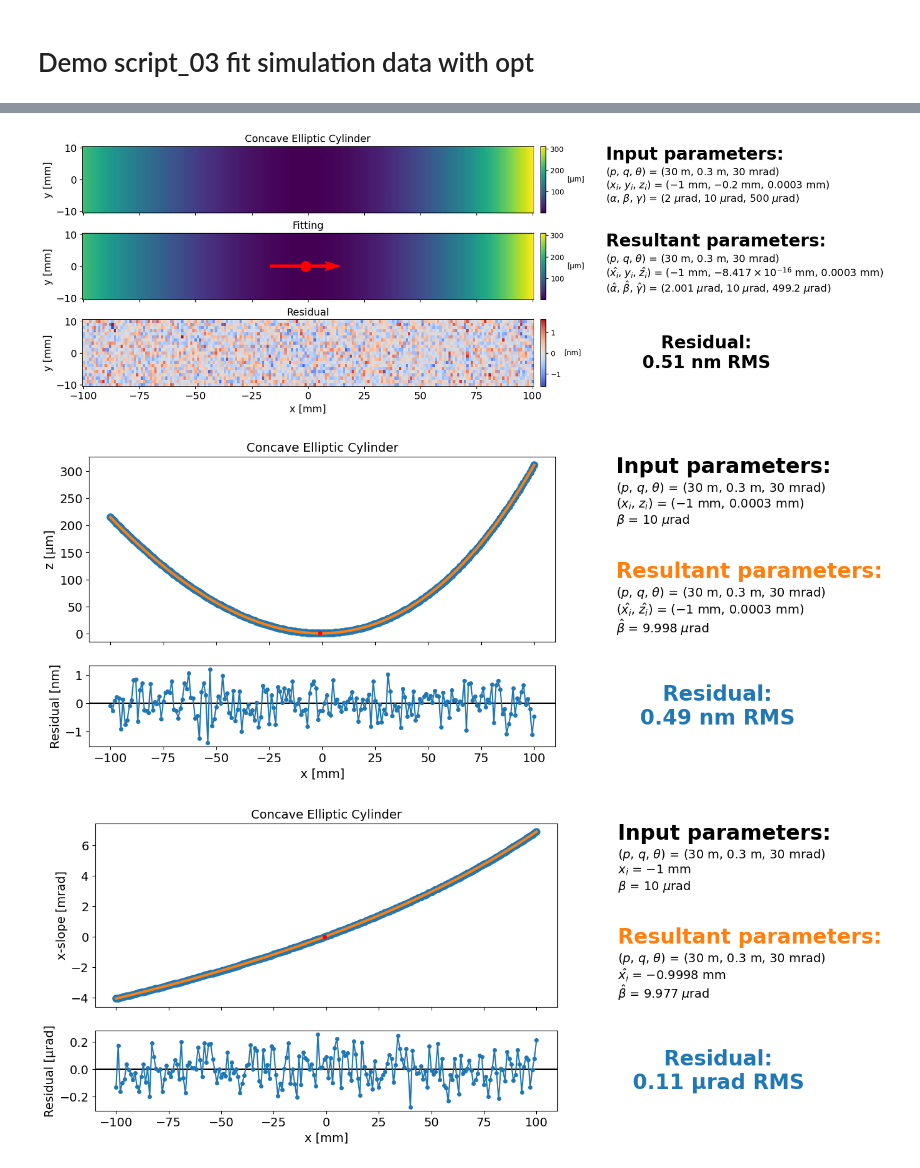
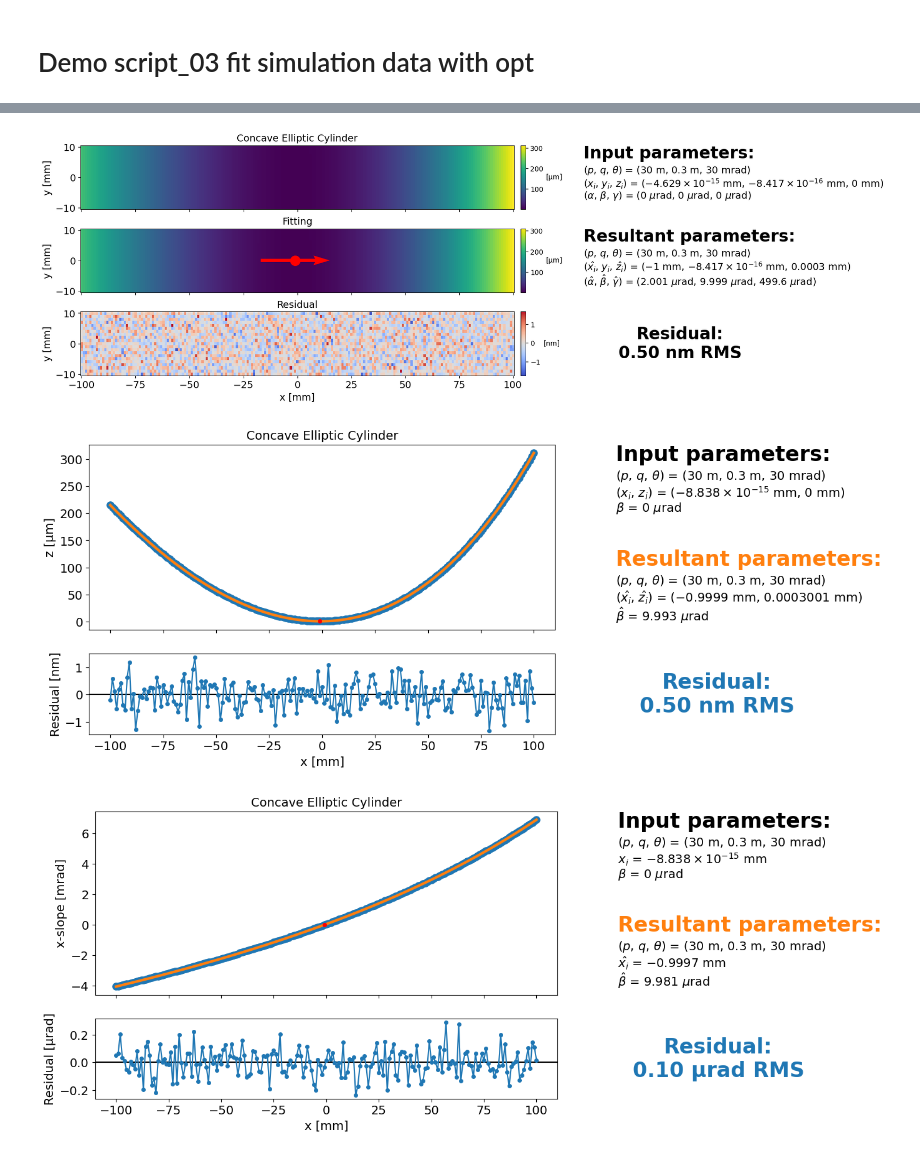
Before and after one commit to nsls2omf/xmf, a Jupyter notebook: python/demo_script_03_fit_simulation_data_with_opt.ipynb, the cells around one changed output, grey strips where cells are left out. Drawn from its saved outputs; the diff is of its cells as text; code cells hidden in the pictures.

```diff
--- a/python/demo_script_03_fit_simulation_data_with_opt.ipynb
+++ b/python/demo_script_03_fit_simulation_data_with_opt.ipynb
@@ -72,6 +72,6 @@ opt_dict = {
 
 z2d = xmf.generate_2d_curved_surface_height(xmf.standard_convex_ellipsoid_height, x2d, y2d, abs_p, abs_q, theta, x_i, y_i, z_i, alpha, beta, gamma)
 z2d_measured = z2d + np.random.randn(z2d.shape[0], z2d.shape[1])*height_measurement_noise_std
-z2d_res, z2d_fit, opt_params_dict, opt_params_ci_dict, _ = xmf.fit_convex_ellipsoid_height(x2d, y2d, z2d_measured, input_params_dict, opt_dict)
-xmf.fig_show_2d_fitting_map(x2d, y2d, z2d_measured, z2d_fit, z2d_res, true_params_dict, opt_params_dict, opt_params_ci_dict, 'Convex Ellipsoid')
+z2d_res, z2d_fit, opt_params_dict, opt_params_ci_dict, init_params_dict = xmf.fit_convex_ellipsoid_height(x2d, y2d, z2d_measured, input_params_dict, opt_dict)
+xmf.fig_show_2d_fitting_map(x2d, y2d, z2d_measured, z2d_fit, z2d_res, init_params_dict, opt_params_dict, opt_params_ci_dict, 'Convex Ellipsoid')
 # %% [output]
@@ -81,6 +81,6 @@ xmf.fig_show_2d_fitting_map(x2d, y2d, z2d_measured, z2d_fit, z2d_res, true_param
 
 z2d = xmf.generate_2d_curved_surface_height(xmf.standard_concave_ellipsoid_height, x2d, y2d, abs_p, abs_q, theta, x_i, y_i, z_i, alpha, beta, gamma)
 z2d_measured = z2d + np.random.randn(z2d.shape[0], z2d.shape[1])*height_measurement_noise_std
-z2d_res, z2d_fit, opt_params_dict, opt_params_ci_dict, _ = xmf.fit_concave_ellipsoid_height(x2d, y2d, z2d_measured, input_params_dict, opt_dict)
-xmf.fig_show_2d_fitting_map(x2d, y2d, z2d_measured, z2d_fit, z2d_res, true_params_dict, opt_params_dict, opt_params_ci_dict,'Concave Ellipsoid')
+z2d_res, z2d_fit, opt_params_dict, opt_params_ci_dict, init_params_dict = xmf.fit_concave_ellipsoid_height(x2d, y2d, z2d_measured, input_params_dict, opt_dict)
+xmf.fig_show_2d_fitting_map(x2d, y2d, z2d_measured, z2d_fit, z2d_res, init_params_dict, opt_params_dict, opt_params_ci_dict,'Concave Ellipsoid')
 # %% [output]
@@ -90,16 +90,16 @@ xmf.fig_show_2d_fitting_map(x2d, y2d, z2d_measured, z2d_fit, z2d_res, true_param
 
 z2d = xmf.generate_2d_cylinder_height(xmf.standard_convex_elliptic_cylinder_height, x2d, y2d, abs_p, abs_q, theta, x_i, z_i, alpha, beta, gamma)
 z2d_measured = z2d + np.random.randn(z2d.shape[0], z2d.shape[1])*height_measurement_noise_std
-z2d_res, z2d_fit, opt_params_dict, opt_params_ci_dict, _ = xmf.fit_convex_elliptic_cylinder_height(x2d, y2d, z2d_measured, input_params_dict, opt_dict)
-xmf.fig_show_2d_fitting_map(x2d, y2d, z2d_measured, z2d_fit, z2d_res, true_params_dict, opt_params_dict, opt_params_ci_dict, 'Convex Elliptic Cylinder')
+z2d_res, z2d_fit, opt_params_dict, opt_params_ci_dict, init_params_dict = xmf.fit_convex_elliptic_cylinder_height(x2d, y2d, z2d_measured, input_params_dict, opt_dict)
+xmf.fig_show_2d_fitting_map(x2d, y2d, z2d_measured, z2d_fit, z2d_res, init_params_dict, opt_params_dict, opt_params_ci_dict, 'Convex Elliptic Cylinder')
 
 z1d = xmf.generate_1d_height(xmf.standard_convex_elliptic_cylinder_height, x1d, abs_p, abs_q, theta, x_i, z_i, beta)
 z1d_measured = z1d + np.random.randn(z1d.shape[0])*height_measurement_noise_std
-z1d_res, z1d_fit, opt_params_dict, opt_params_ci_dict, _ = xmf.fit_convex_ellipse_height(x1d, z1d_measured, input_params_dict, opt_dict)
-xmf.fig_show_1d_fitting_height(x1d, z1d_measured, z1d_fit, z1d_res, true_params_dict, opt_params_dict, opt_params_ci_dict, 'Convex Elliptic Cylinder')
+z1d_res, z1d_fit, opt_params_dict, opt_params_ci_dict, init_params_dict = xmf.fit_convex_ellipse_height(x1d, z1d_measured, input_params_dict, opt_dict)
+xmf.fig_show_1d_fitting_height(x1d, z1d_measured, z1d_fit, z1d_res, init_params_dict, opt_params_dict, opt_params_ci_dict, 'Convex Elliptic Cylinder')
 
 sx1d = xmf.generate_1d_slope(xmf.standard_convex_elliptic_cylinder_xslope, x1d, abs_p, abs_q, theta, x_i, beta)
 sx1d_measured = sx1d + np.random.randn(sx1d.shape[0])*slope_measurement_noise_std
-sx1d_res, sx1d_fit, opt_params_dict, opt_params_ci_dict, _ = xmf.fit_convex_ellipse_slope(x1d, sx1d_measured, input_params_dict, opt_dict)
-xmf.fig_show_1d_fitting_slope(x1d, sx1d_measured, sx1d_fit, sx1d_res, true_params_dict, opt_params_dict, opt_params_ci_dict, 'Convex Elliptic Cylinder')
+sx1d_res, sx1d_fit, opt_params_dict, opt_params_ci_dict, init_params_dict = xmf.fit_convex_ellipse_slope(x1d, sx1d_measured, input_params_dict, opt_dict)
+xmf.fig_show_1d_fitting_slope(x1d, sx1d_measured, sx1d_fit, sx1d_res, init_params_dict, opt_params_dict, opt_params_ci_dict, 'Convex Elliptic Cylinder')
 # %% [output]
@@ -109,24 +109,24 @@ xmf.fig_show_1d_fitting_slope(x1d, sx1d_measured, sx1d_fit, sx1d_res, true_param
 # %%
 ## 3.2. Concave Elliptic Cylinder (CCVEC)
 
 z2d = xmf.generate_2d_cylinder_height(xmf.standard_concave_elliptic_cylinder_height, x2d, y2d, abs_p, abs_q, theta, x_i, z_i, alpha, beta, gamma)
 z2d_measured = z2d + np.random.randn(z2d.shape[0], z2d.shape[1])*height_measurement_noise_std
-z2d_res, z2d_fit, opt_params_dict, opt_params_ci_dict, _ = xmf.fit_concave_elliptic_cylinder_height(x2d, y2d, z2d_measured, input_params_dict, opt_dict)
-xmf.fig_show_2d_fitting_map(x2d, y2d, z2d_measured, z2d_fit, z2d_res, true_params_dict, opt_params_dict, opt_params_ci_dict, 'Concave Elliptic Cylinder')
+z2d_res, z2d_fit, opt_params_dict, opt_params_ci_dict, init_params_dict = xmf.fit_concave_elliptic_cylinder_height(x2d, y2d, z2d_measured, input_params_dict, opt_dict)
+xmf.fig_show_2d_fitting_map(x2d, y2d, z2d_measured, z2d_fit, z2d_res, init_params_dict, opt_params_dict, opt_params_ci_dict, 'Concave Elliptic Cylinder')
 
 z1d = xmf.generate_1d_height(xmf.standard_concave_elliptic_cylinder_height, x1d, abs_p, abs_q, theta, x_i, z_i, beta)
 z1d_measured = z1d + np.random.randn(z1d.shape[0])*height_measurement_noise_std
-z1d_res, z1d_fit, opt_params_dict, opt_params_ci_dict, _ = xmf.fit_concave_ellipse_height(x1d, z1d_measured, input_params_dict, opt_dict)
-xmf.fig_show_1d_fitting_height(x1d, z1d_measured, z1d_fit, z1d_res, true_params_dict, opt_params_dict, opt_params_ci_dict, 'Concave Elliptic Cylinder')
+z1d_res, z1d_fit, opt_params_dict, opt_params_ci_dict, init_params_dict = xmf.fit_concave_ellipse_height(x1d, z1d_measured, input_params_dict, opt_dict)
+xmf.fig_show_1d_fitting_height(x1d, z1d_measured, z1d_fit, z1d_res, init_params_dict, opt_params_dict, opt_params_ci_dict, 'Concave Elliptic Cylinder')
 
 sx1d = xmf.generate_1d_slope(xmf.standard_concave_elliptic_cylinder_xslope, x1d, abs_p, abs_q, theta, x_i, beta)
 sx1d_measured = sx1d + np.random.randn(sx1d.shape[0])*slope_measurement_noise_std
-sx1d_res, sx1d_fit, opt_params_dict, opt_params_ci_dict, _ = xmf.fit_concave_ellipse_slope(x1d, sx1d_measured, input_params_dict, opt_dict)
-xmf.fig_show_1d_fitting_slope(x1d, sx1d_measured, sx1d_fit, sx1d_res, true_params_dict, opt_params_dict, opt_params_ci_dict, 'Concave Elliptic Cylinder')
+sx1d_res, sx1d_fit, opt_params_dict, opt_params_ci_dict, init_params_dict = xmf.fit_concave_ellipse_slope(x1d, sx1d_measured, input_params_dict, opt_dict)
+xmf.fig_show_1d_fitting_slope(x1d, sx1d_measured, sx1d_fit, sx1d_res, init_params_dict, opt_params_dict, opt_params_ci_dict, 'Concave Elliptic Cylinder')
 # %% [output]
-[figure, old version]
+[figure, new version]
-[figure, old version]
+[figure, new version]
-[figure, old version]
+[figure, new version]
 # %%
 ## 6.1. Convex Hyperboloid (CVXH)
 
```
Also changed, not shown: parts of 9 cells of this notebook, 6 other files.
